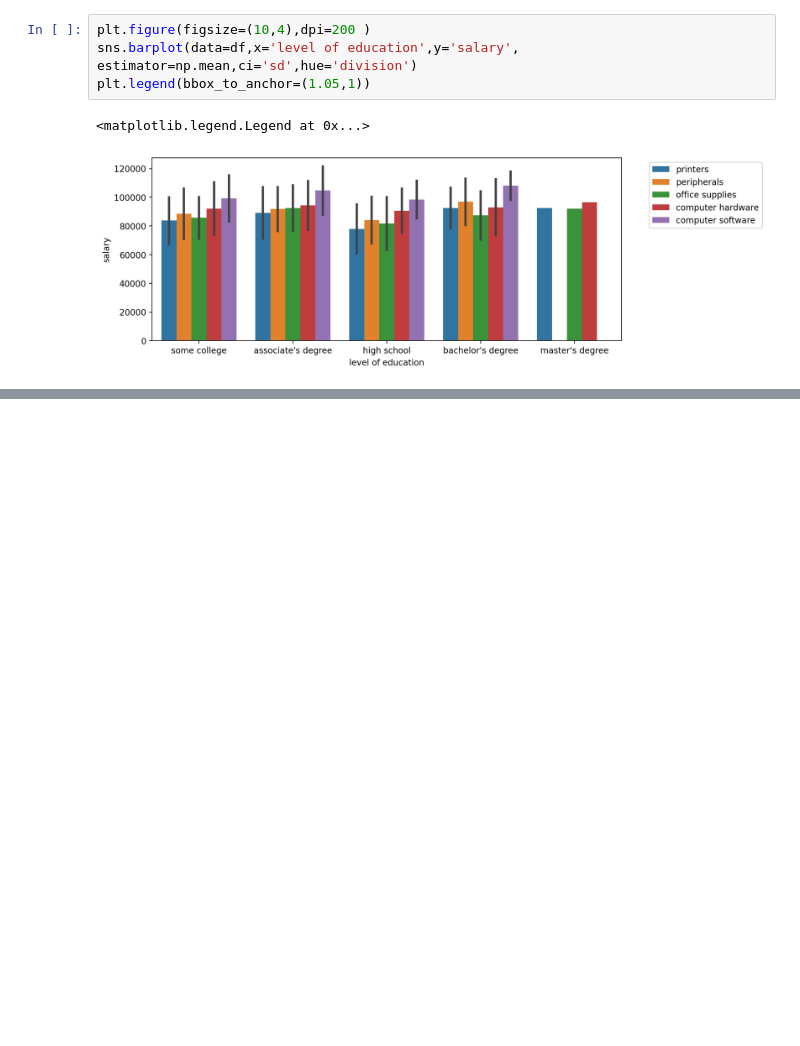
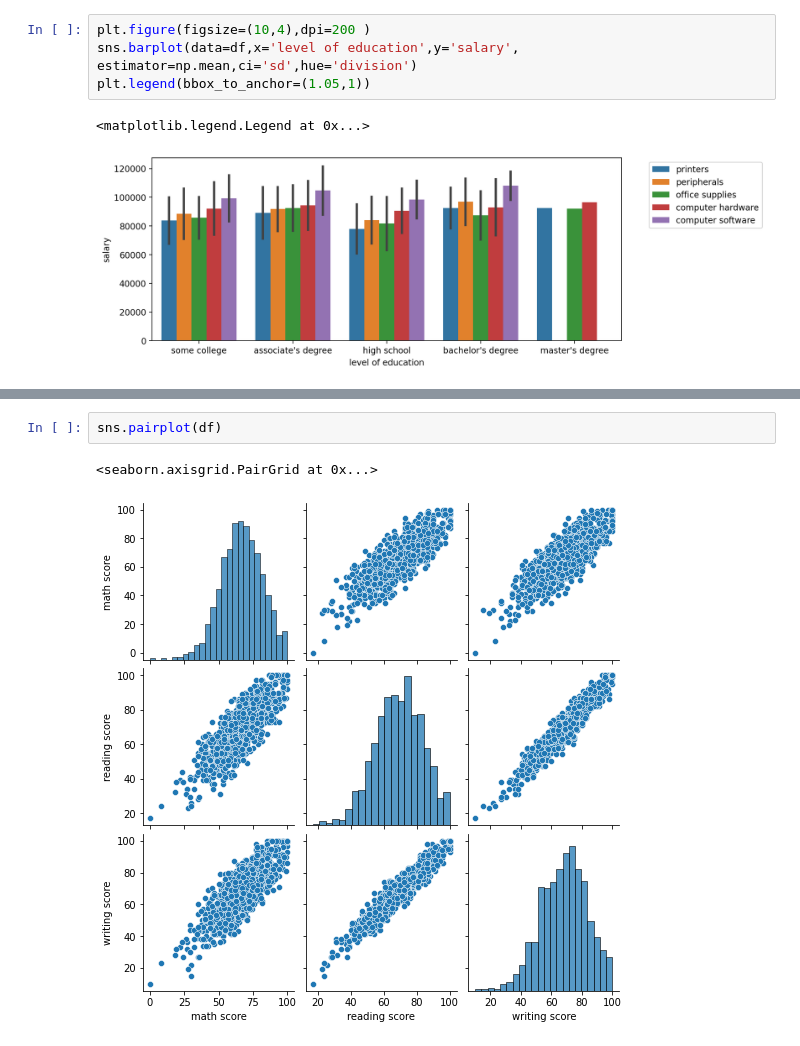
Before and after one commit to 1k2s3v/Data_Science_ML, a Jupyter notebook: Seaborn/categorial_plots.ipynb, the cells around one changed output, grey strips where cells are left out. Saved outputs shown, nothing was run; the diff lists cells and outputs as text; blank space fills up the shorter version.

```diff
--- a/Seaborn/categorial_plots.ipynb
+++ b/Seaborn/categorial_plots.ipynb
@@ -39,0 +66,5 @@ plt.legend(bbox_to_anchor=(1.05,1))
+# %%
+sns.pairplot(df)
+# %% [output]
+<seaborn.axisgrid.PairGrid at 0x...>
+[figure, added]
```
Also changed, not shown: parts of 7 cells of this notebook, 1 other file.
